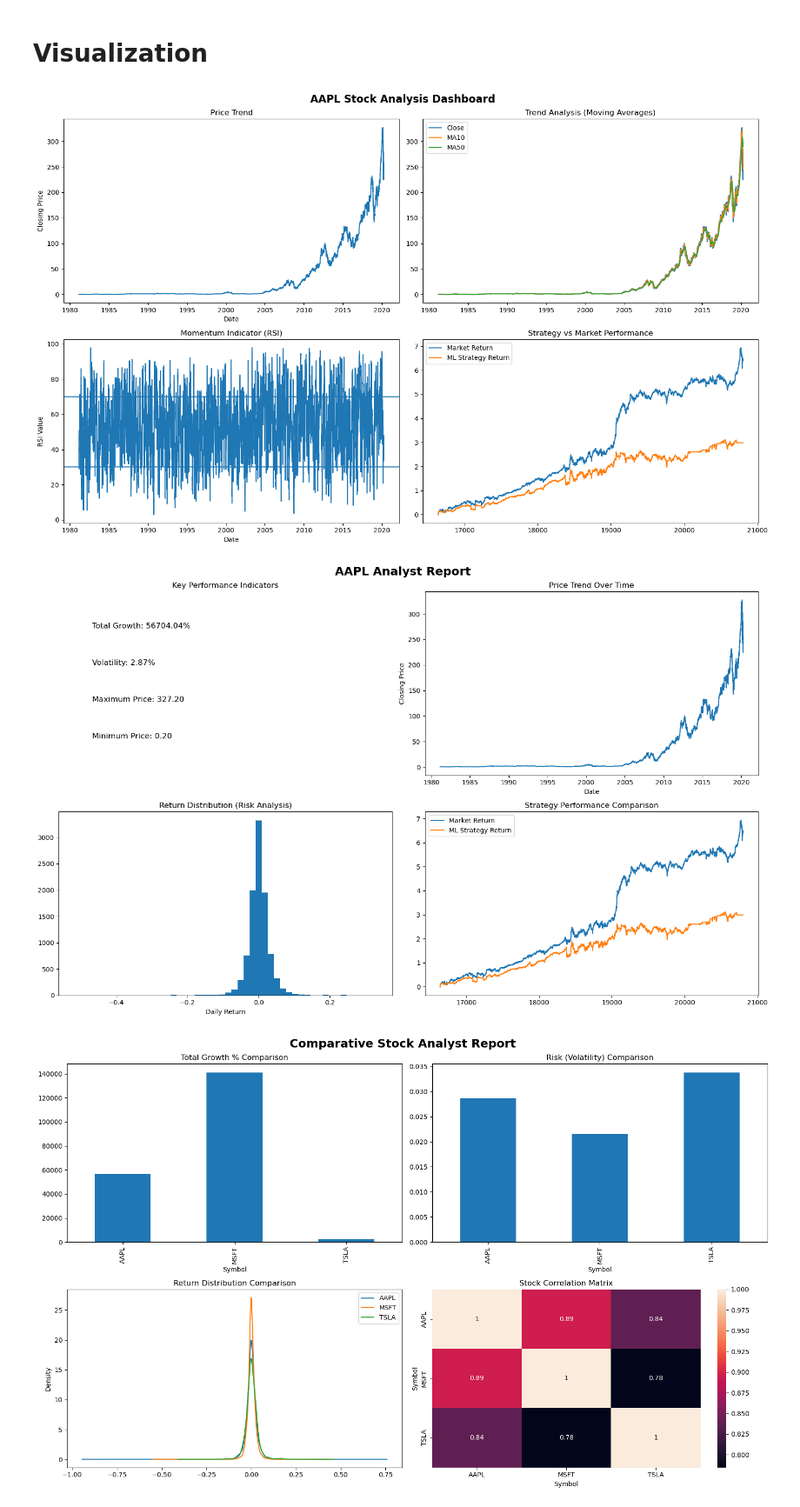
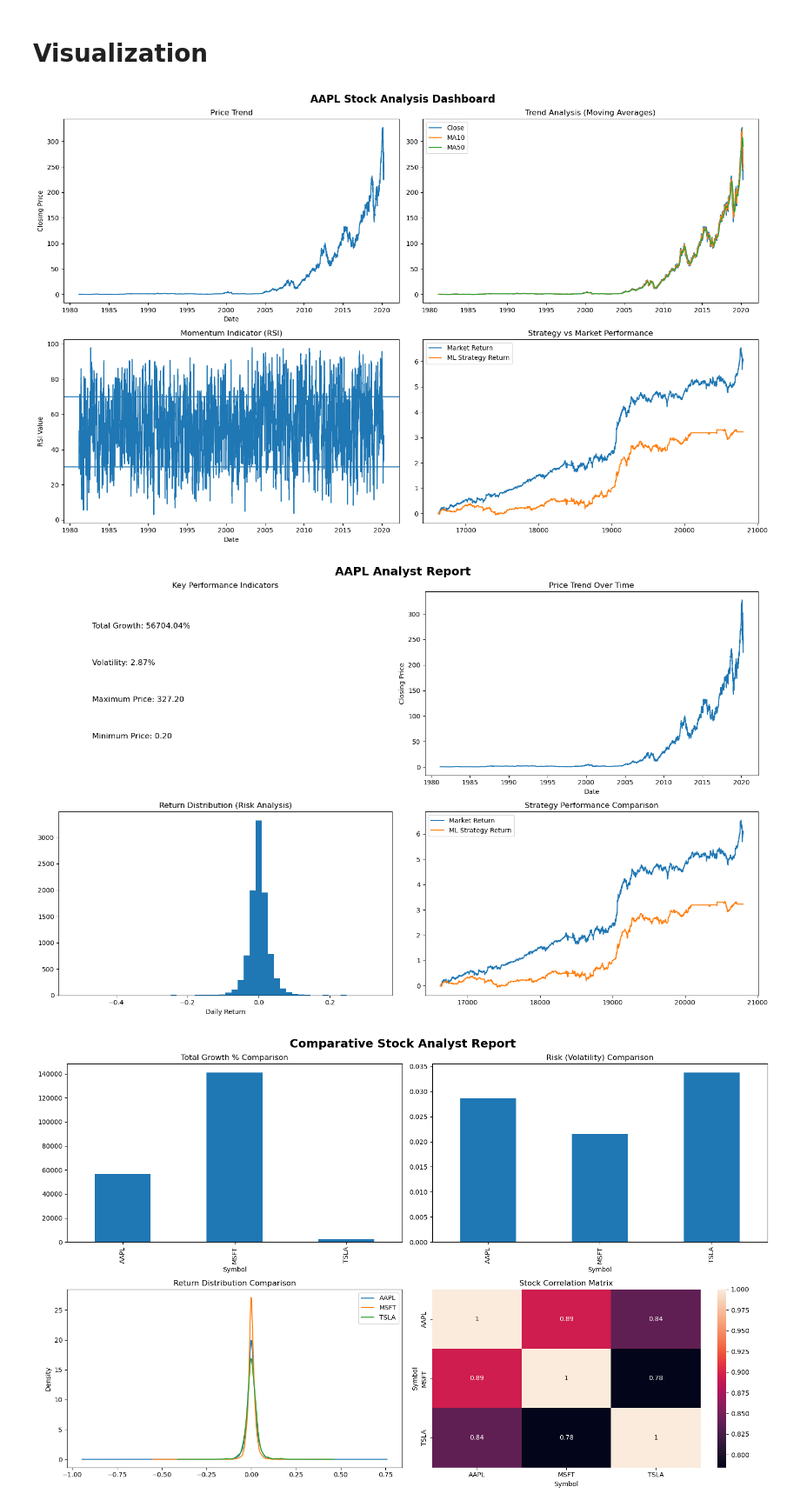
Before and after one commit to meet149445/Stock-Market-Comparative-Analysis, a Jupyter notebook: Stock_Market_Prediction.ipynb, the cells around one changed output. Shown at 87% size. Drawn from its saved outputs; the diff is of its cells as text; code cells hidden in the pictures.

```diff
--- a/Stock_Market_Prediction.ipynb
+++ b/Stock_Market_Prediction.ipynb
@@ -313,53 +341,92 @@ F1-Score : 0.5621
 # %% [markdown]
 # Visualization
 # %%
+import pandas as pd
 import matplotlib.pyplot as plt
-import matplotlib.dates as mdates
-import pandas as pd
+from sklearn.model_selection import train_test_split
+from sklearn.ensemble import RandomForestClassifier
+
+# ===============================
+# PREPARATION
+# ===============================
 
 # Ensure Date format
 stocks_df['Date'] = pd.to_datetime(stocks_df['Date'])
 stocks_df = stocks_df.sort_values(['Symbol','Date'])
 
-# Select stock
+# Create indicators if missing
+stocks_df['MA10'] = stocks_df.groupby('Symbol')['Close'].transform(lambda x: x.rolling(10).mean())
+stocks_df['MA50'] = stocks_df.groupby('Symbol')['Close'].transform(lambda x: x.rolling(50).mean())
+stocks_df['Daily_Return'] = stocks_df.groupby('Symbol')['Close'].pct_change()
+
+# ===============================
+# MODEL TRAINING (FOR STRATEGY GRAPH)
+# ===============================
+
+X = stocks_df[['MA10', 'MA50', 'RSI']]
+y = stocks_df['Target']
+
+X = X.dropna()
+y = y.loc[X.index]
+
+X_train, X_test, y_train, y_test = train_test_split(
+    X, y, test_size=0.2, shuffle=False
+)
+
+model = RandomForestClassifier(random_state=42)
+model.fit(X_train, y_train)
+
+pred = model.predict(X_test)
+
+# Create test_df safely
+test_df = stocks_df.loc[X_test.index].copy()
+test_df['Predicted'] = pred
+
+test_df['Strategy_Return'] = test_df['Daily_Return'] * test_df['Predicted']
+test_df['Market_Cumulative'] = test_df['Daily_Return'].cumsum()
+test_df['Strategy_Cumulative'] = test_df['Strategy_Return'].cumsum()
+
+# ===============================
+# DASHBOARD
+# ===============================
+
 stock_symbol = 'AAPL'   # Change if needed
 stock_data = stocks_df[stocks_df['Symbol'] == stock_symbol]
 
-# Create figure
 fig, axes = plt.subplots(2, 2, figsize=(16,10))
 fig.suptitle(f"{stock_symbol} Stock Analysis Dashboard", fontsize=16, fontweight='bold')
 
 # 1️⃣ Closing Price
 axes[0,0].plot(stock_data['Date'], stock_data['Close'])
 axes[0,0].set_title("Price Trend")
 axes[0,0].set_xlabel("Date")
 axes[0,0].set_ylabel("Closing Price")
 
 # 2️⃣ Moving Averages
 axes[0,1].plot(stock_data['Date'], stock_data['Close'], label='Close')
 axes[0,1].plot(stock_data['Date'], stock_data['MA10'], label='MA10')
 axes[0,1].plot(stock_data['Date'], stock_data['MA50'], label='MA50')
 axes[0,1].set_title("Trend Analysis (Moving Averages)")
 axes[0,1].legend()
 
 # 3️⃣ RSI
 axes[1,0].plot(stock_data['Date'], stock_data['RSI'])
 axes[1,0].axhline(70)
 axes[1,0].axhline(30)
 axes[1,0].set_title("Momentum Indicator (RSI)")
 axes[1,0].set_xlabel("Date")
 axes[1,0].set_ylabel("RSI Value")
 
 # 4️⃣ Strategy vs Market
 axes[1,1].plot(test_df['Market_Cumulative'], label="Market Return")
 axes[1,1].plot(test_df['Strategy_Cumulative'], label="ML Strategy Return")
 axes[1,1].set_title("Strategy vs Market Performance")
 axes[1,1].legend()
 
 plt.tight_layout()
 plt.show()
 # %% [output]
-[figure, old version]
+[figure, new version]
 # %%
 import matplotlib.pyplot as plt
 import pandas as pd
@@ -414,7 +481,7 @@ plt.legend()
 plt.tight_layout()
 plt.show()
 # %% [output]
-[figure, old version]
+[figure, new version]
 # %%
 import matplotlib.pyplot as plt
 import pandas as pd
```
Also changed, not shown: parts of 1 cell of this notebook.
